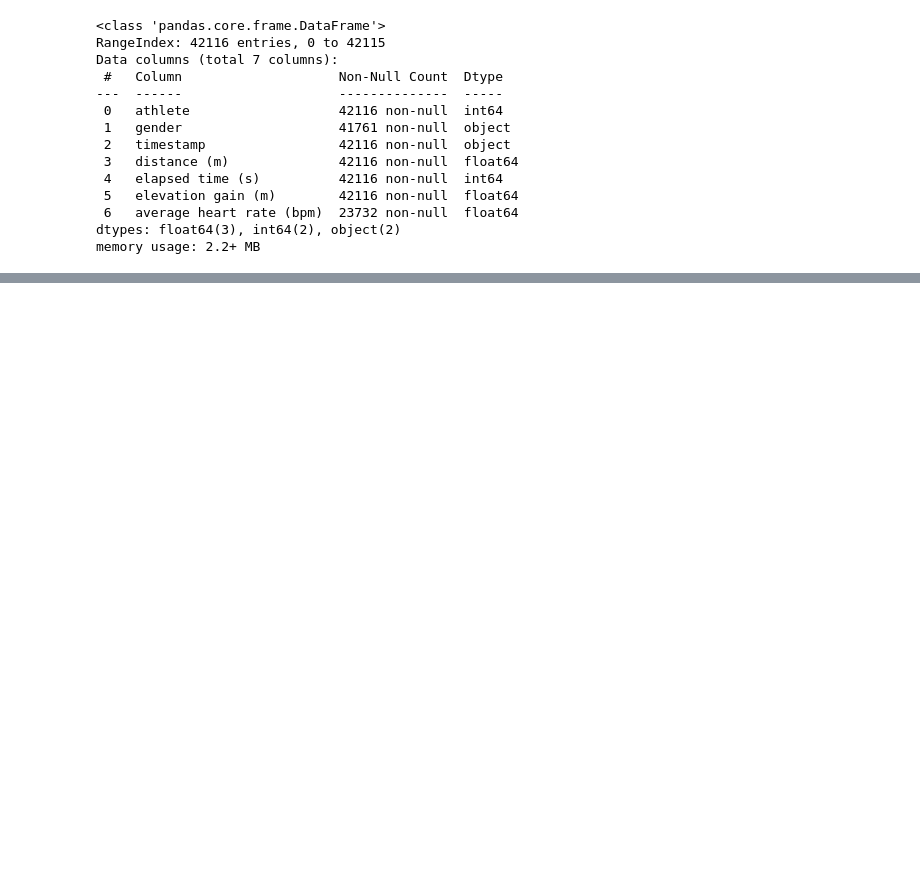
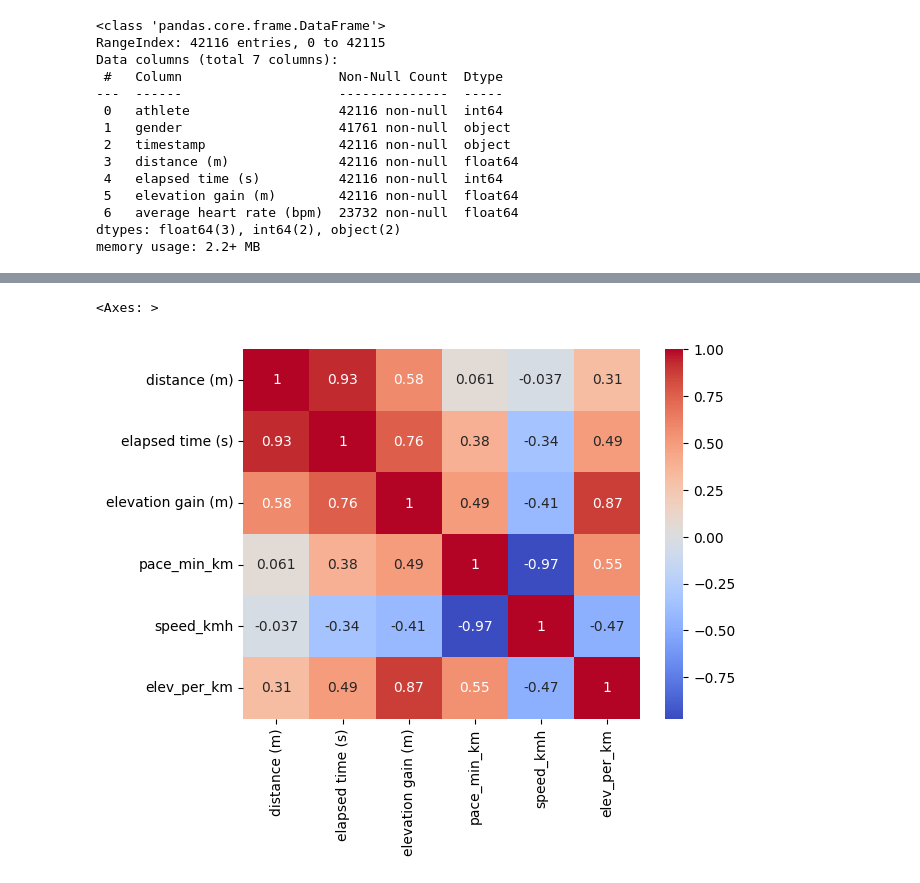
Before and after one commit to asierrodri/EDA-Running, a Jupyter notebook: Correr.ipynb, the cells around one changed output, grey strips where cells are left out. Drawn from its saved outputs; the diff is of its cells as text; code cells hidden in the pictures; blank space fills up the shorter version.

```diff
--- a/Correr.ipynb
+++ b/Correr.ipynb
@@ -47,0 +78,36 @@ runner_asier[["Cadencia de carrera media"]]
+# %%
+#Categoría de distancia
+def dist_cat(d):
+    km = d/1000
+    if km < 10: return "short"
+    elif km <= 21: return "medium"
+    else: return "long"
+
+runners["distance_category"] = runners["distance (m)"].apply(dist_cat)
+# %%
+#Separar Asfalto y Trail
+runners["terrain"] = runners["elev_per_km"].apply(
+    lambda x: "asphalt" if x <= 20 else "trail"
+)
+# %%
+runners = runners[runners["pace_min_km"] <= 9]
+runners = runners[runners["distance (m)"] <= 50000]  # 50 km
+runners = runners[runners["distance (m)"] >= 3000]  # 3 km
+runners = runners[runners["elev_per_km"] < 120]
+runners = runners[runners["pace_min_km"] > 3]
+runners = runners[~(
+    (runners["elev_per_km"] > 30) &
+    (runners["pace_min_km"] < 4)
+)]
+runners = runners[
+    (runners["average heart rate (bpm)"] >= 120) &
+    (runners["average heart rate (bpm)"] <= 195)
+]
+# Filtrar atletas con mínimo 20 entrenamientos
+athlete_counts = runners["athlete"].value_counts()
+valid_athletes = athlete_counts[athlete_counts >= 20].index
+
+runners = runners[runners["athlete"].isin(valid_athletes)]
+# %%
+#Quitar nulos, que solo están en género y son muy pocos 1-2%
+runners = runners.dropna(subset=["gender"])
@@ -98,0 +161,11 @@ runner_asier_cadencia[["Ritmo medio"]]
+# %%
+#Variables principales
+cols_main = [
+    "distance (m)", "elapsed time (s)", "elevation gain (m)",
+    "pace_min_km", "speed_kmh", "elev_per_km"
+]
+
+sns.heatmap(runners[cols_main].corr(), annot=True, cmap="coolwarm")
+# %% [output]
+<Axes: >
+[figure, added]
```
Also changed, not shown: parts of 27 cells of this notebook, 15 other files.
